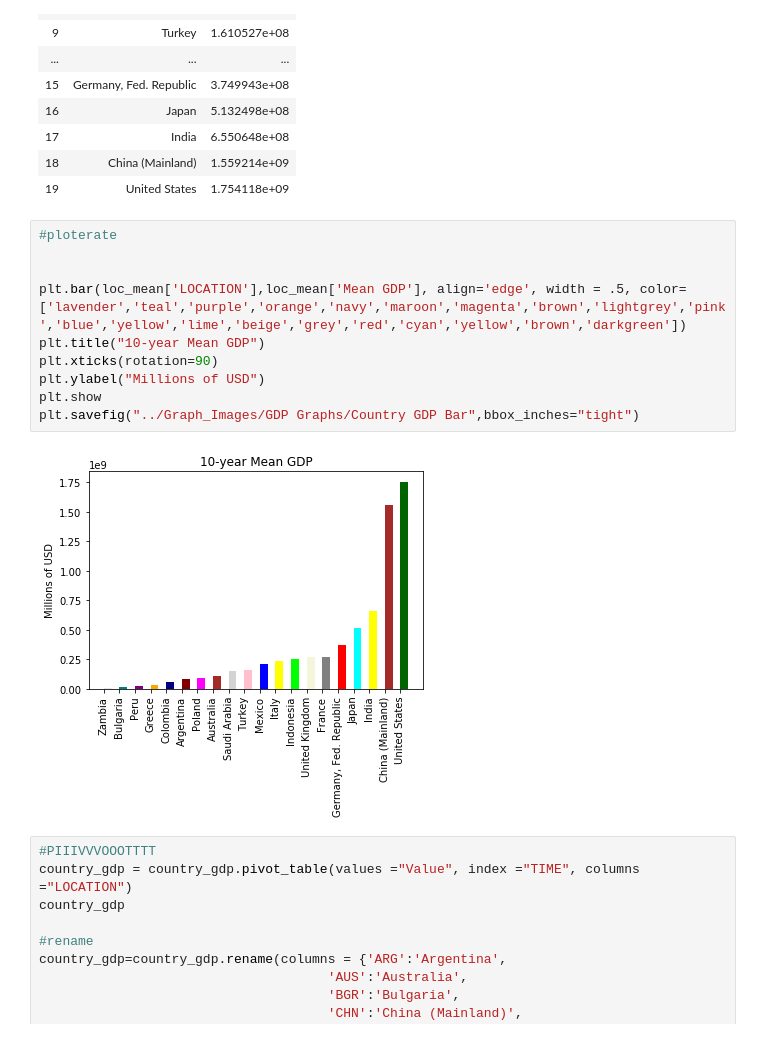
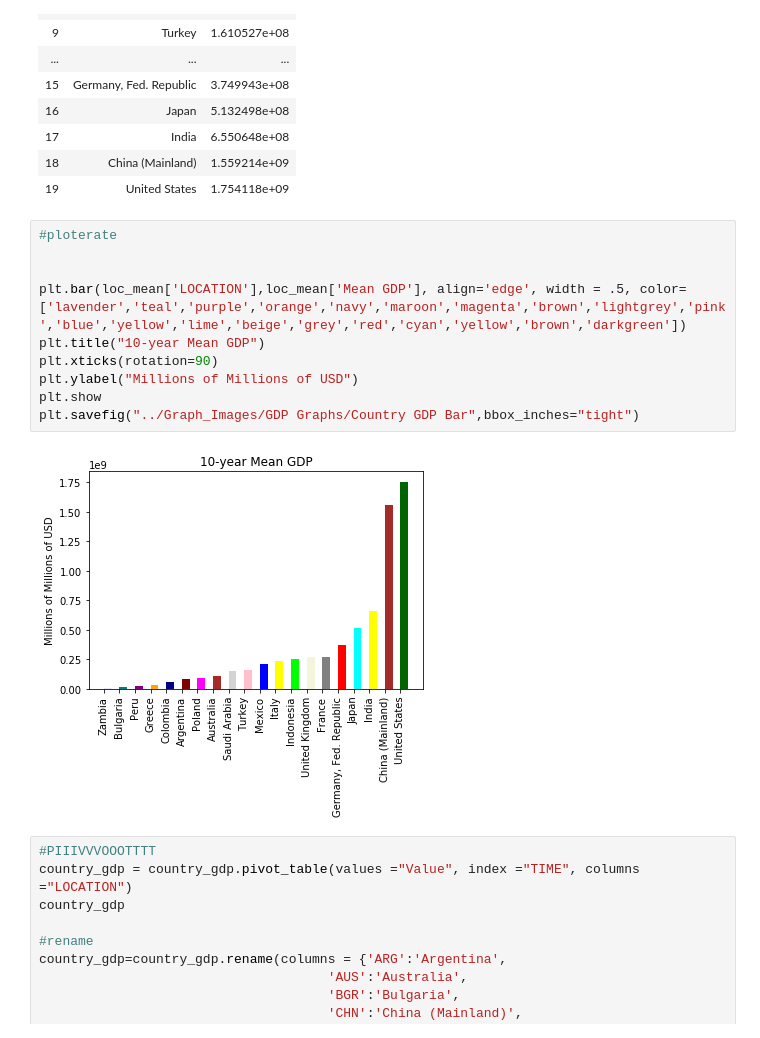
Before and after one commit to cmboone2005/Project1, a Jupyter notebook: ToGrade/Code/gdp_comparison.ipynb, the cells around one changed output. Saved outputs shown, nothing was run; the diff lists cells and outputs as text.

```diff
--- a/ToGrade/Code/gdp_comparison.ipynb
+++ b/ToGrade/Code/gdp_comparison.ipynb
@@ -81,15 +81,15 @@ loc_mean
 # %%
 #ploterate
 
 
 plt.bar(loc_mean['LOCATION'],loc_mean['Mean GDP'], align='edge', width = .5, color=['lavender','teal','purple','orange','navy','maroon','magenta','brown','lightgrey','pink','blue','yellow','lime','beige','grey','red','cyan','yellow','brown','darkgreen'])
 plt.title("10-year Mean GDP")
 plt.xticks(rotation=90)
-plt.ylabel("Millions of USD")
+plt.ylabel("Millions of Millions of USD")
 plt.show
 plt.savefig("../Graph_Images/GDP Graphs/Country GDP Bar",bbox_inches="tight")
 # %% [output]
-[figure, old version]
+[figure, new version]
 # %%
 #PIIIVVVOOOTTTT
 country_gdp = country_gdp.pivot_table(values ="Value", index ="TIME", columns ="LOCATION")
```
Also changed, not shown: parts of 1 cell of this notebook, 4 other files.
